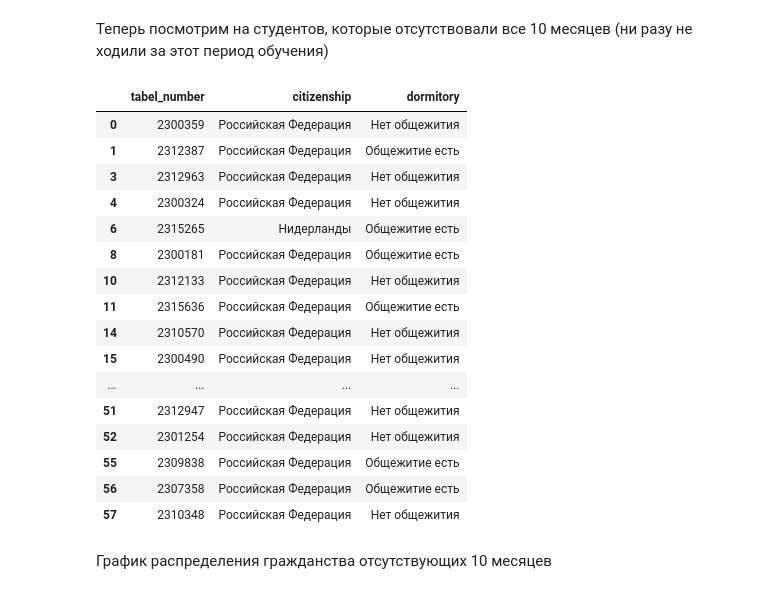
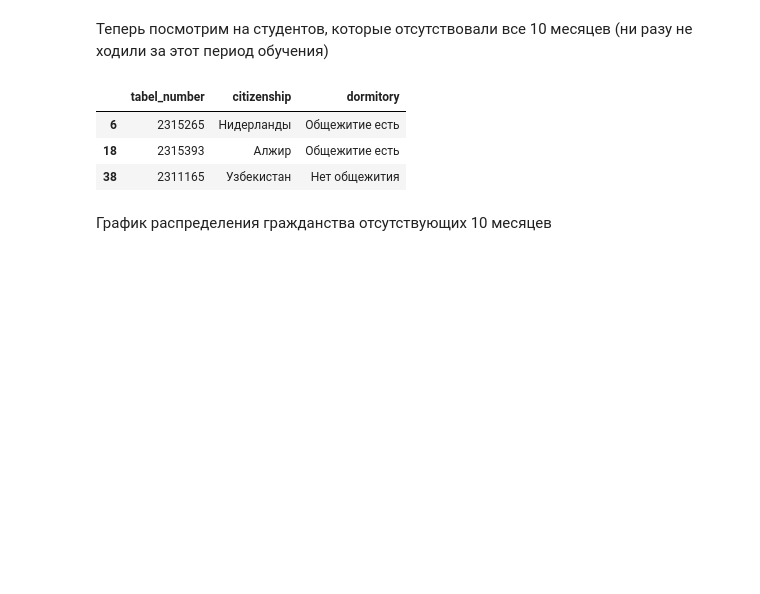
Before and after one commit to safonsaf/aspiranti, a Jupyter notebook: asp_attendance.ipynb, the cells around one changed output. Cells and saved outputs as stored; diff of their text form; code cells hidden in the pictures; blank space fills up the shorter version.

```diff
--- a/asp_attendance.ipynb
+++ b/asp_attendance.ipynb
@@ -271,10 +268,13 @@ for month, month_name in months_to_check.items():
     events_in_month = event_course1[event_course1['date'].dt.strftime('%Y-%m') == month]
 
     present_tabel_numbers = events_in_month['tabel_number'].unique()
-    absent_tabel_numbers = filtered_1_course.loc[~filtered_1_course['tabel_number'].isin(present_tabel_numbers)]
+    absent_tabel_numbers = filtered_1_course.loc[
+        (~filtered_1_course['tabel_number'].isin(present_tabel_numbers)) &
+        (filtered_1_course['citizenship'] != 'Российская Федерация')
+    ]
     absent_students_by_month[month_name] = absent_tabel_numbers[['tabel_number', 'citizenship', 'dormitory']]
 print("Отсутствующие в сентябре:")
-absent_students_by_month['сентябрь'].head(5)
+absent_students_by_month['сентябрь']
 # %% [output]
 Отсутствующие в сентябре:
 |  | tabel_number | citizenship | dormitory |
@@ -762,7 +755,10 @@ months_to_check = {'2024-02': 'февраль', '2024-03': 'март', '2024-04'
 for month in months_to_check.keys():
     events_in_month = events_course2_filtered[events_course2_filtered['month'] == month]
     present_tabel_numbers = events_in_month['tabel_number'].unique()
-    absent_students = filtered_2_course.loc[~filtered_2_course['tabel_number'].isin(present_tabel_numbers)]
+    absent_students = filtered_2_course.loc[
+        (~filtered_2_course['tabel_number'].isin(present_tabel_numbers)) &
+        (filtered_2_course['citizenship'] != "Российская Федерация")
+    ]
 
     absent_students['месяц отсутствия'] = month
     absent_students_full_df = pd.concat([absent_students_full_df, absent_students[['tabel_number', 'citizenship', 'месяц отсутствия', 'dormitory']]], ignore_index=True)
@@ -823,30 +819,20 @@ Name: count, dtype: int64
 # %%
 students_all_absent = student_absence_count[student_absence_count == 10]
 tabel_numbers_all_absent = students_all_absent.index
 
-all_absent_students_df = absent_students_full_df[absent_students_full_df['tabel_number'].isin(tabel_numbers_all_absent)]
+all_absent_students_df = absent_students_full_df[
+    (absent_students_full_df['tabel_number'].isin(tabel_numbers_all_absent)) &
+    (absent_students_full_df['citizenship'] != "Российская Федерация")
+]
 citizenship_info = all_absent_students_df[['tabel_number', 'citizenship', 'dormitory']].drop_duplicates()
 
 citizenship_counts = citizenship_info['citizenship'].value_counts()
 citizenship_info
 # %% [output]
 |  | tabel_number | citizenship | dormitory |
-| 0 | 2300359 | Российская Федерация | Нет общежития |
-| 1 | 2312387 | Российская Федерация | Общежитие есть |
-| 3 | 2312963 | Российская Федерация | Нет общежития |
-| 4 | 2300324 | Российская Федерация | Нет общежития |
 | 6 | 2315265 | Нидерланды | Общежитие есть |
-| 8 | 2300181 | Российская Федерация | Общежитие есть |
-| 10 | 2312133 | Российская Федерация | Нет общежития |
-| 11 | 2315636 | Российская Федерация | Общежитие есть |
-| 14 | 2310570 | Российская Федерация | Нет общежития |
-| 15 | 2300490 | Российская Федерация | Нет общежития |
-| ... | ... | ... | ... |
-| 51 | 2312947 | Российская Федерация | Нет общежития |
-| 52 | 2301254 | Российская Федерация | Нет общежития |
-| 55 | 2309838 | Российская Федерация | Общежитие есть |
-| 56 | 2307358 | Российская Федерация | Общежитие есть |
-| 57 | 2310348 | Российская Федерация | Нет общежития |
+| 18 | 2315393 | Алжир | Общежитие есть |
+| 38 | 2311165 | Узбекистан | Нет общежития |
 # %% [markdown]
 График распределения гражданства отсутствующих 10 месяцев
 # %%
```
Also changed, not shown: parts of 16 cells of this notebook.
